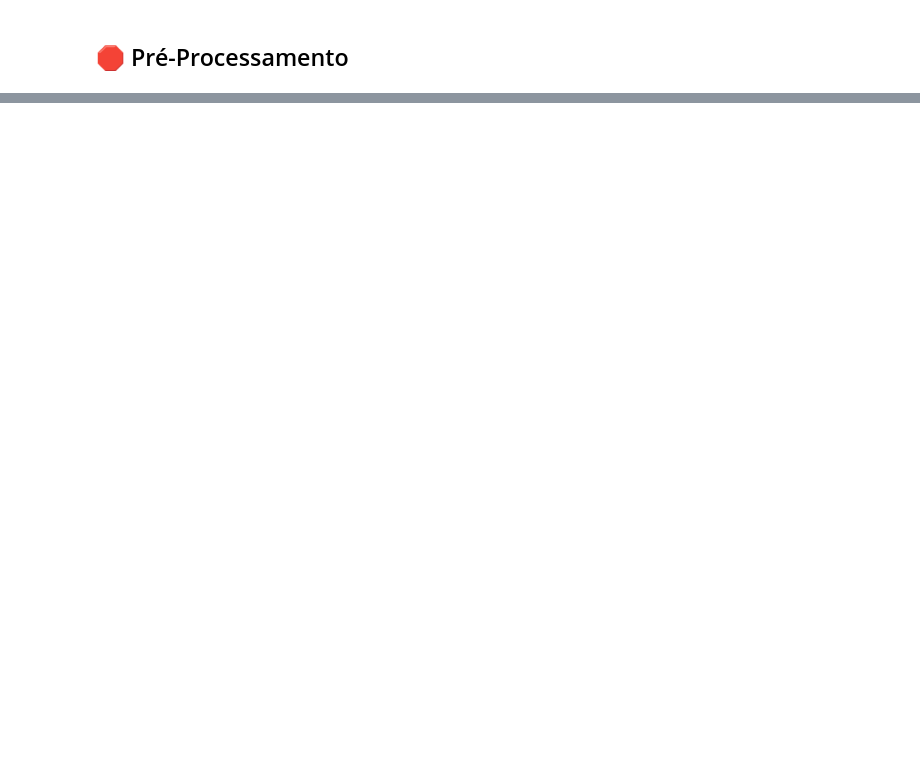
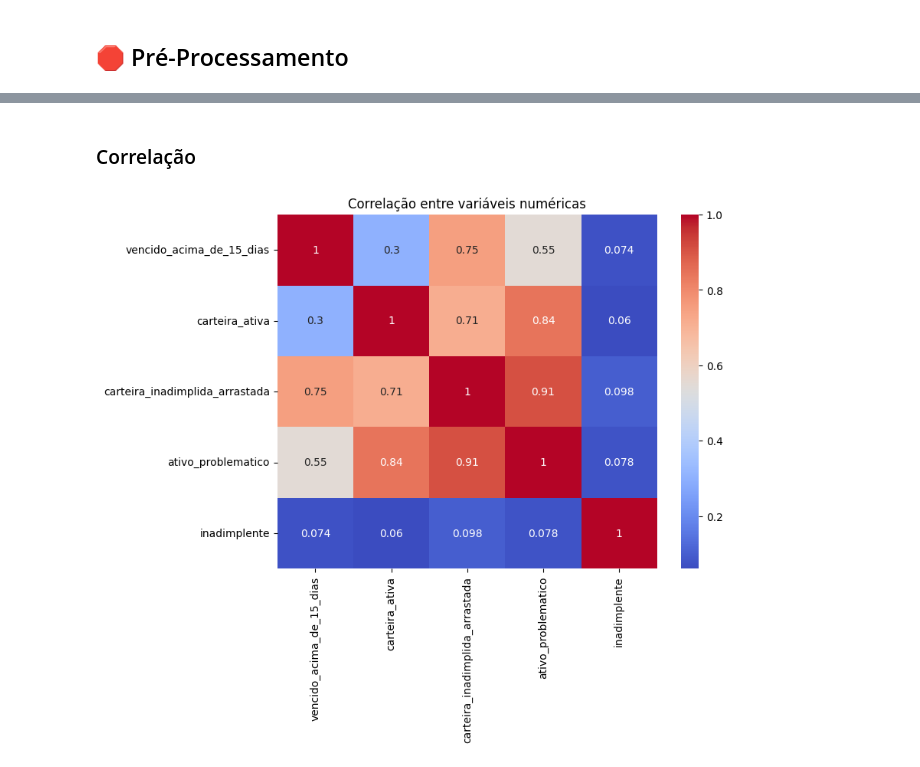
Before and after one commit to thaliaramoss/Inadimplencia, a Jupyter notebook: eda.ipynb, the cells around one changed output, grey strips where cells are left out. Cells and saved outputs as stored; diff of their text form; code cells hidden in the pictures; blank space fills up the shorter version.

```diff
--- a/eda.ipynb
+++ b/eda.ipynb
@@ -331,0 +297,12 @@ plt.show()
+# %% [markdown]
+### Correlação
+# %%
+corr = df[['vencido_acima_de_15_dias', 'carteira_ativa',
+           'carteira_inadimplida_arrastada', 'ativo_problematico', 'inadimplente']].corr()
+
+plt.figure(figsize=(8,6))
+sns.heatmap(corr, annot=True, cmap='coolwarm')
+plt.title('Correlação entre variáveis numéricas')
+plt.show()
+# %% [output]
+[figure, added]
```
Also changed, not shown: parts of 43 cells of this notebook, 4 other files.
